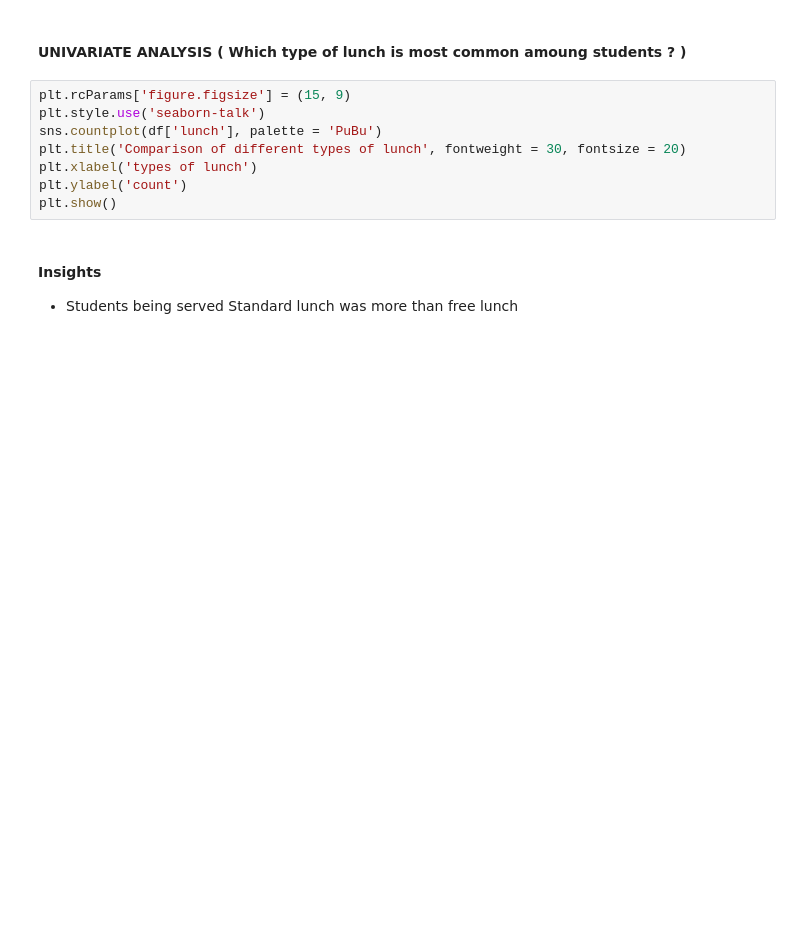
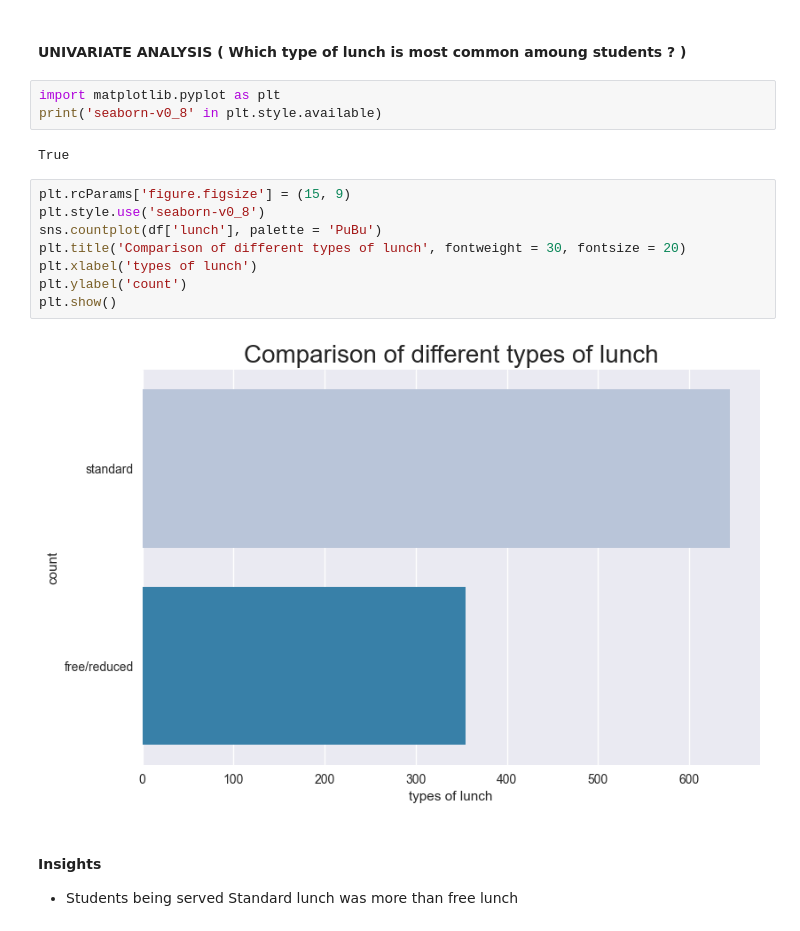
Before and after one commit to danyalatbracket/ML_Project, a Jupyter notebook: notebook/1 . EDA STUDENT PERFORMANCE .ipynb, the cells around one changed output. Drawn from its saved outputs; the diff is of its cells as text; blank space fills up the shorter version.

```diff
--- a/notebook/1 . EDA STUDENT PERFORMANCE .ipynb
+++ b/notebook/1 . EDA STUDENT PERFORMANCE .ipynb
@@ -587,14 +587,21 @@ plt.show()
 - What is the effect of lunch type on test results?
 # %% [markdown]
 #### UNIVARIATE ANALYSIS ( Which type of lunch is most common amoung students ? )
+# %%
+import matplotlib.pyplot as plt
+print('seaborn-v0_8' in plt.style.available)
+# %% [output]
+True
 # %%
 plt.rcParams['figure.figsize'] = (15, 9)
-plt.style.use('seaborn-talk')
+plt.style.use('seaborn-v0_8')
 sns.countplot(df['lunch'], palette = 'PuBu')
 plt.title('Comparison of different types of lunch', fontweight = 30, fontsize = 20)
 plt.xlabel('types of lunch')
 plt.ylabel('count')
 plt.show()
+# %% [output]
+[figure, added]
 # %% [markdown]
 #### Insights
 - Students being served Standard lunch was more than free lunch
```
Also changed, not shown: parts of 4 cells of this notebook, 5 other files.
